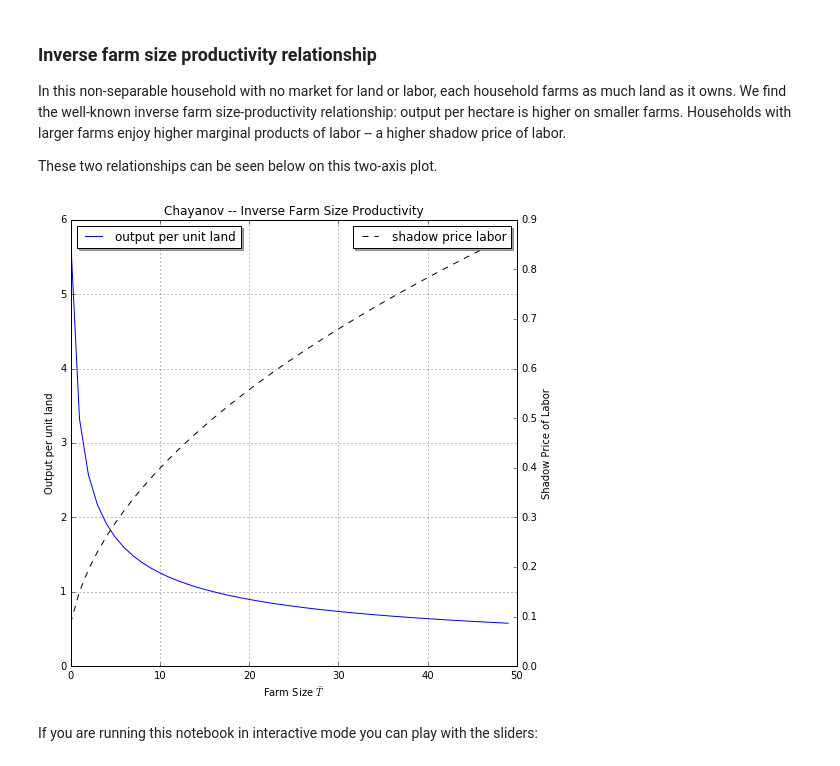
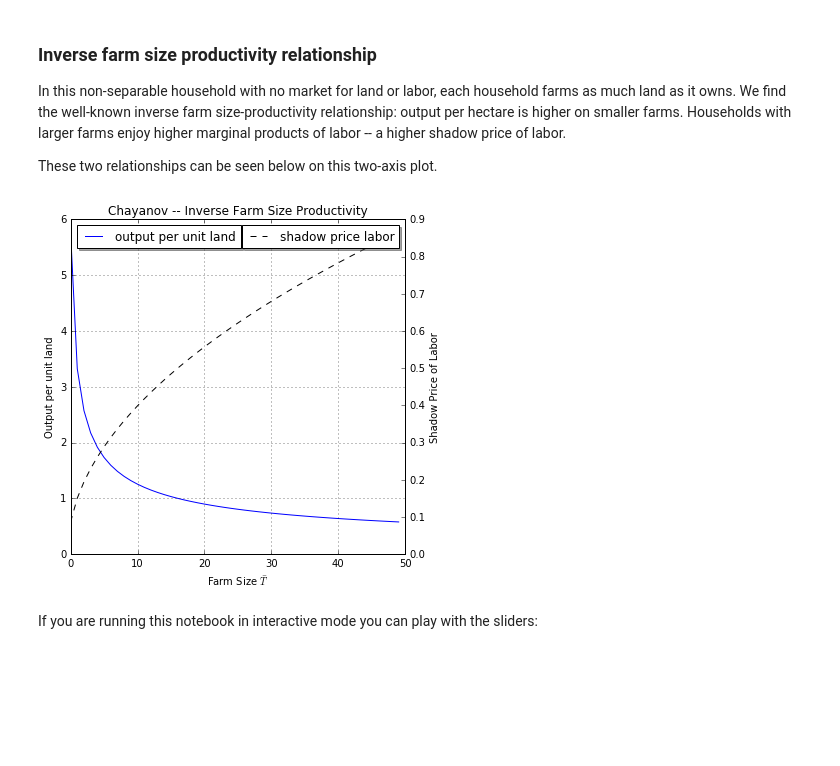
Before and after one commit to jhconning/Dev-II, a Jupyter notebook: notebooks/FarmHousehold.ipynb, the cells around one changed output. Saved outputs shown, nothing was run; the diff lists cells and outputs as text; code cells hidden in the pictures; blank space fills up the shorter version.

```diff
--- a/notebooks/FarmHousehold.ipynb
+++ b/notebooks/FarmHousehold.ipynb
@@ -64,17 +64,17 @@ def FL(T,L,alpha=ALPHA):
 def U(c, l, beta=BETA):
     return (c**beta)*(l**(1-beta))
 
-def indif(c, ubar, beta=BETA):
-    return (ubar/(c**beta))**(1/(1-beta))
+def indif(l, ubar, beta=BETA):
+    return ( ubar/(l**(1-beta)) )**(1/beta)
 
 def leisure(Lbar,alpha=ALPHA, beta=BETA):
-    a = (1-beta)/((1-alpha)*beta)
-    return a*Lbar/(1+a)
+    a = (1-alpha)*beta/(1-beta)
+    return Lbar/(1+a)
 
 def HH(Tbar,Lbar,alpha=ALPHA, beta=BETA):
     """Household optimum leisure, consumption and utility"""
-    a = (1-beta)/((1-alpha)*beta)
-    leisure = a*Lbar/(1+a)
-    output = F(Tbar,Lbar-leisure)
-    utility = U(output, leisure)
+    a = (1-alpha)*beta/(1-beta)
+    leisure = Lbar/(1+a)
+    output = F(Tbar,Lbar-leisure, alpha)
+    utility = U(output, leisure, beta)
     return leisure, output, utility
@@ -114,20 +120,20 @@ These two relationships can be seen below on this two-axis plot.
 # %%
 Tb = np.linspace(1,LBAR)
 le, q, _ = HH(Tb,LBAR)
-fig, ax1 = plt.subplots(figsize=(8,8))
+fig, ax1 = plt.subplots(figsize=(6,6))
 ax1.plot(q/Tb,label='output per unit land')
 ax1.set_title("Chayanov -- Inverse Farm Size Productivity")
 ax1.set_xlabel('Farm Size '+r'$\bar T$')
 ax1.set_ylabel('Output per unit land')
 ax1.grid()
 ax2 = ax1.twinx()
 ax2.plot(FL(Tb,LBAR-le),'k--',label='shadow price labor')
 ax2.set_ylabel('Shadow Price of Labor')
 legend = ax1.legend(loc='upper left', shadow=True)
 legend = ax2.legend(loc='upper right', shadow=True)
 plt.show()
 # %% [output]
-[figure, old version]
+[figure, new version]
 # %% [markdown]
 If you are running this notebook in interactive mode you can play with the sliders:
 # %%
```
Also changed, not shown: parts of 21 cells of this notebook.
